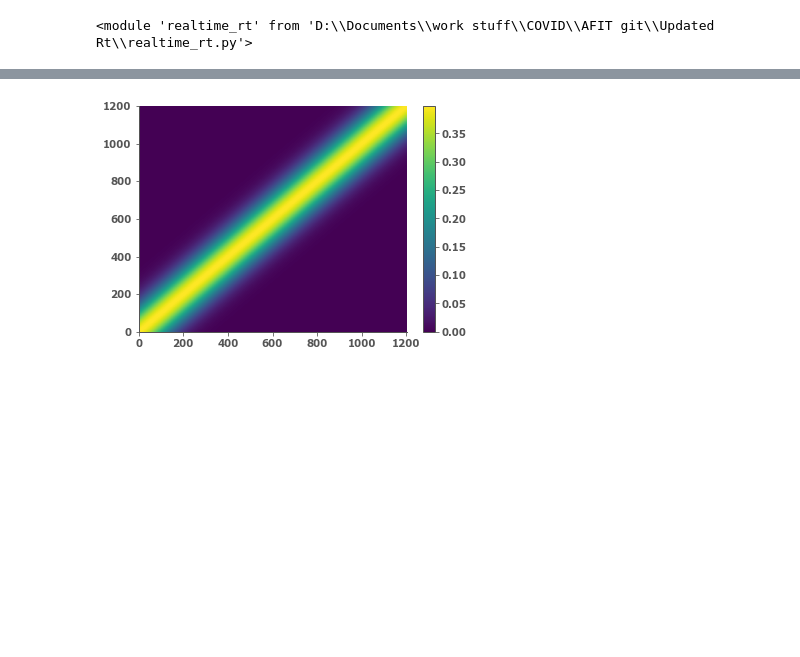
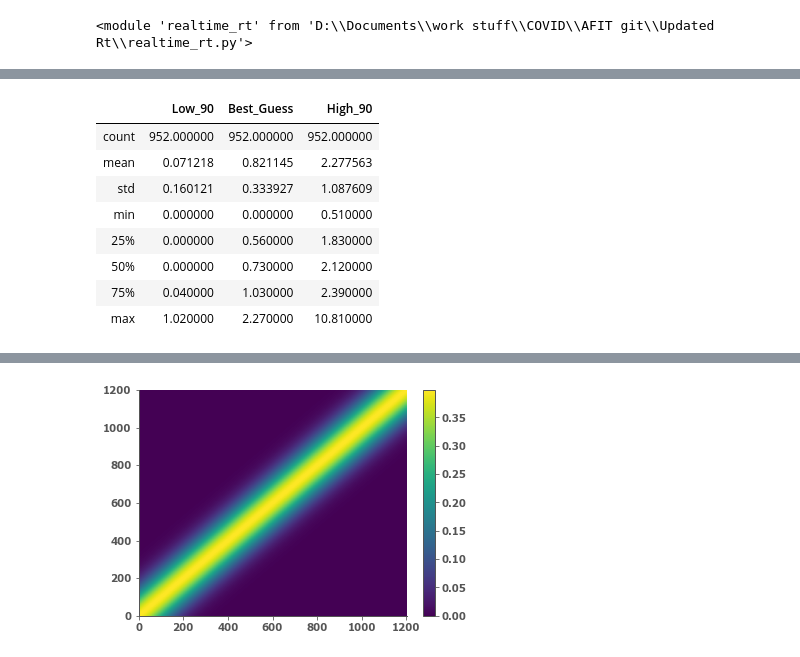
Before and after one commit to SlicedBadge/covid-19, a Jupyter notebook: Scratch Work.ipynb, the cells around one changed output, grey strips where cells are left out. Saved outputs shown, nothing was run; the diff lists cells and outputs as text; code cells hidden in the pictures; blank space fills up the shorter version.

```diff
--- a/Scratch Work.ipynb
+++ b/Scratch Work.ipynb
@@ -54,2 +73,16 @@ Series([], dtype: float64)
 # %%
 posterior_distr = smoothed_data.apply(rt.get_posteriors, axis=1)
+# %%
+latest_rts = posterior_distr.apply(lambda x: rt.highest_density_interval(x.iloc[:,-1]))
+# %%
+latest_rts.describe()
+# %% [output]
+|  | Low_90 | Best_Guess | High_90 |
+| count | 952.000000 | 952.000000 | 952.000000 |
+| mean | 0.071218 | 0.821145 | 2.277563 |
+| std | 0.160121 | 0.333927 | 1.087609 |
+| min | 0.000000 | 0.000000 | 0.510000 |
+| 25% | 0.000000 | 0.560000 | 1.830000 |
+| 50% | 0.000000 | 0.730000 | 2.120000 |
+| 75% | 0.040000 | 1.030000 | 2.390000 |
+| max | 1.020000 | 2.270000 | 10.810000 |
```
Also changed, not shown: parts of 16 cells of this notebook, 1 other file.
